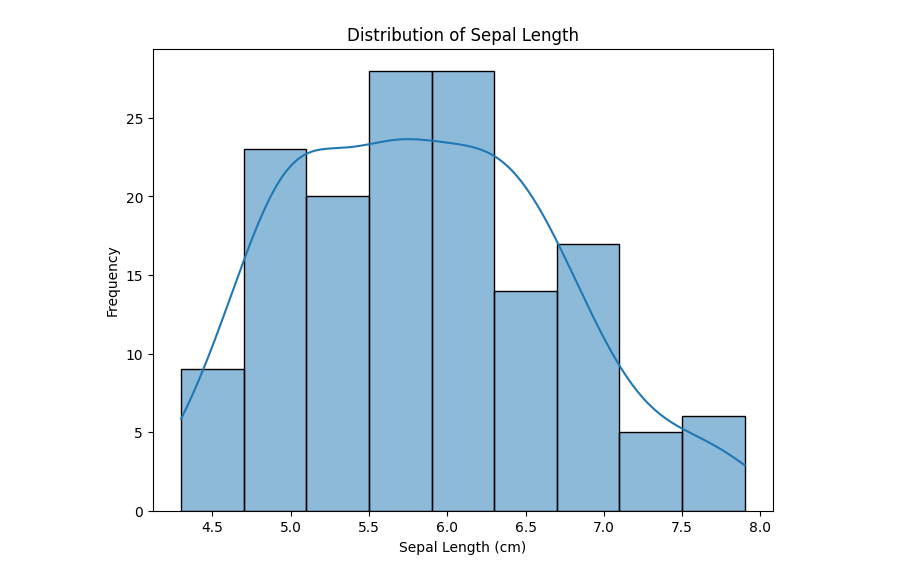
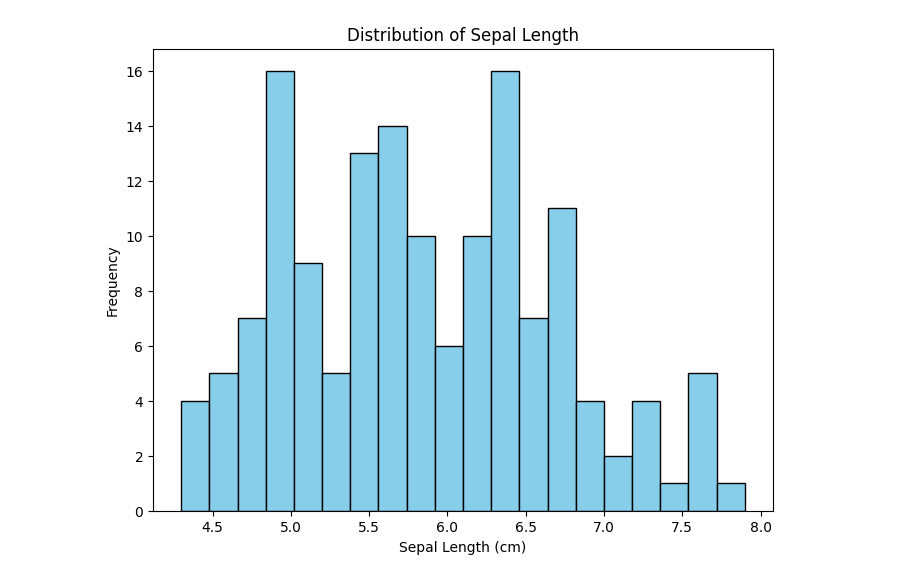
Before and after one commit to ibraheem32/clustering-Fitting, a Jupyter notebook: main.ipynb, the cells around one changed output. Cells and saved outputs as stored; diff of their text form; code cells hidden in the pictures.

```diff
--- a/main.ipynb
+++ b/main.ipynb
@@ -49,0 +12,11 @@ Name: count, dtype: int64
+# %%
+# Loading dataset
+data_path = 'Iris.csv'
+df = pd.read_csv(data_path)
+
+# Drop unnecessary columns
+df.drop(columns=['Id'], inplace=True)
+
+# Exploratory Data Analysis (EDA)
+print(df.describe())
+print(df.info())
@@ -50,11 +41,12 @@ Name: count, dtype: int64
 # %%
-# Histogram for Sepal length
+# Plot 1: Histogram of SepalLengthCm
 plt.figure(figsize=(8, 6))
-sns.histplot(data['SepalLengthCm'], kde=True)
+df['SepalLengthCm'].hist(bins=20, color='skyblue', edgecolor='black')
 plt.title('Distribution of Sepal Length')
 plt.xlabel('Sepal Length (cm)')
 plt.ylabel('Frequency')
+plt.grid(False)
 plt.show()
 # %% [output]
-[figure, old version]
+[figure, new version]
 # %%
```
Also changed, not shown: parts of 14 cells of this notebook.
